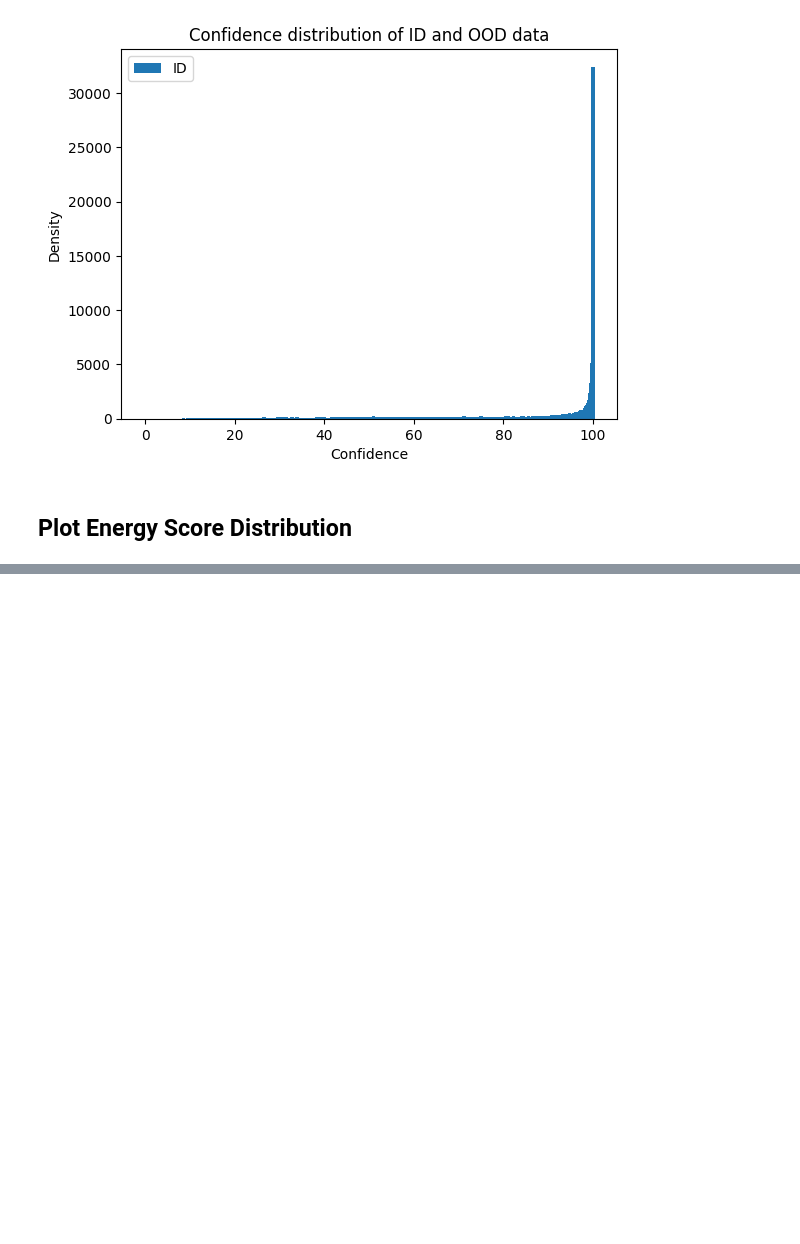
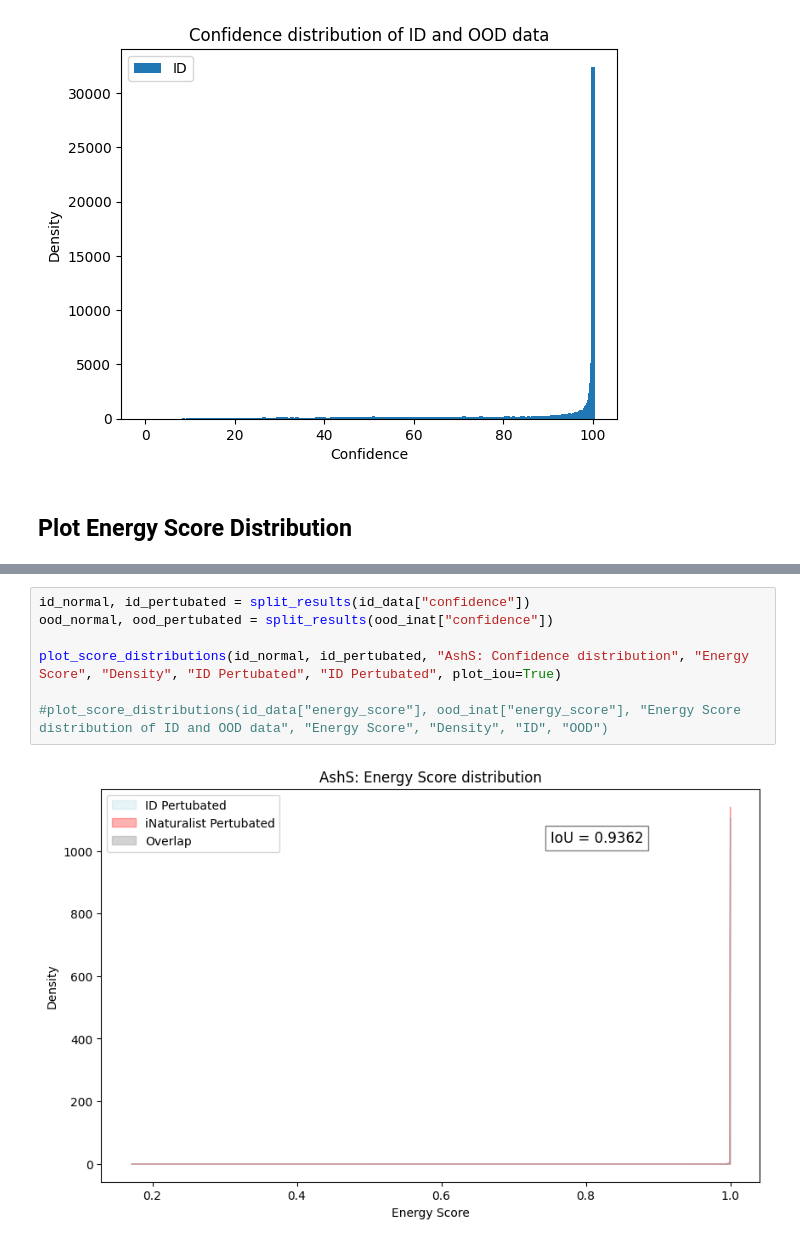
Before and after one commit to PaulRabich/RectPruneOOD, a Jupyter notebook: notebooks/visualize_distributions.ipynb, the cells around one changed output, grey strips where cells are left out. Drawn from its saved outputs; the diff is of its cells as text; blank space fills up the shorter version.

Commit message:
Implement sh*t load of plotting

```diff
--- a/notebooks/visualize_distributions.ipynb
+++ b/notebooks/visualize_distributions.ipynb
@@ -109,0 +64,9 @@ plot_score_distributions(id_data["energy_score"], ood_inat["energy_score"], "Ene
+# %%
+id_normal, id_pertubated = split_results(id_data["confidence"])
+ood_normal, ood_pertubated = split_results(ood_inat["confidence"])
+
+plot_score_distributions(id_normal, id_pertubated, "AshS: Confidence distribution", "Energy Score", "Density", "ID Pertubated", "ID Pertubated", plot_iou=True)
+
+#plot_score_distributions(id_data["energy_score"], ood_inat["energy_score"], "Energy Score distribution of ID and OOD data", "Energy Score", "Density", "ID", "OOD")
+# %% [output]
+[figure, added]
```
Also changed, not shown: parts of 6 cells of this notebook, 5 other files.
